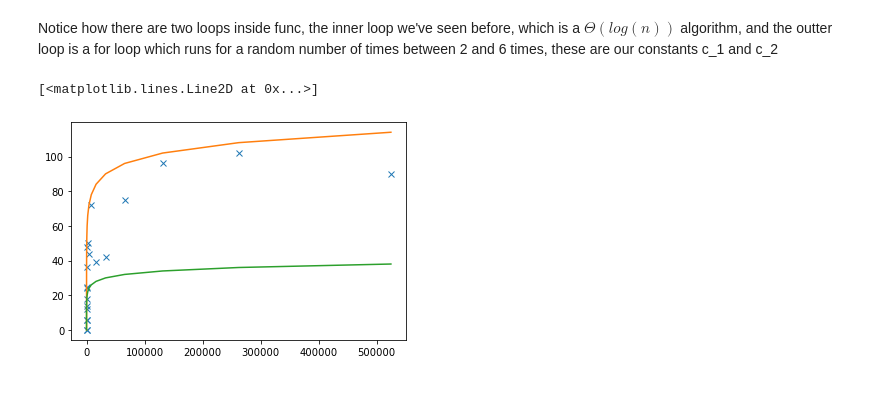
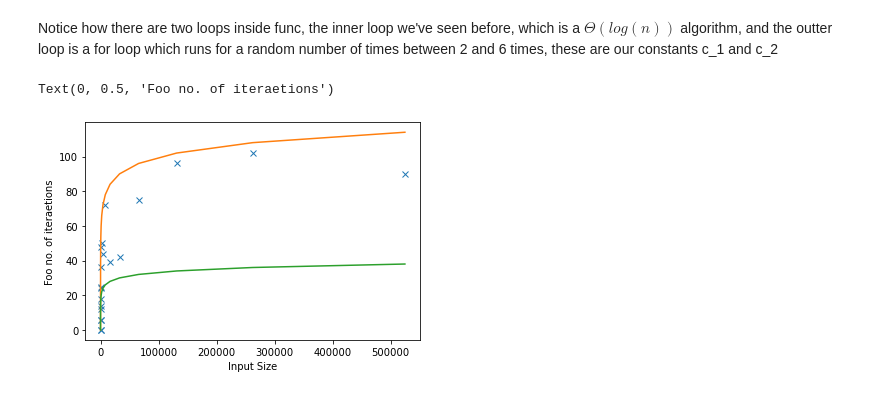
Before and after one commit to UC-Berkeley-I-School/datasci-200-Drills, a Jupyter notebook: week_06/solutions/Big Theta Drill Solution.ipynb, the cells around one changed output. Drawn from its saved outputs; the diff is of its cells as text; code cells hidden in the pictures.

```diff
--- a/week_06/solutions/Big Theta Drill Solution.ipynb
+++ b/week_06/solutions/Big Theta Drill Solution.ipynb
@@ -326,7 +326,7 @@ import random
 import matplotlib.pyplot as plt
 random.seed(3)
 
-def func(input_):
+def foo(input_):
     count = 0
     for i in range(random.randint(2,6)):
         high = len(input_) - 1
@@ -335,10 +335,17 @@ def func(input_):
             count +=1
     return count
 
+#plotting function running time against input size
+#you will learn about matplotlib later in the course
 input_size = [2**i for i in range(20)]
-iterations = [func([j for j in range(size)]) for size in input_size]
+iterations = []
 
-plt.scatter(input_size, iterations)
+for size in input_size:
+    iterations.append(foo([j for j in range(size)]))
+
+plt.scatter(input_size,iterations,)
+plt.xlabel("Input Size")
+plt.ylabel("Foo no. of iteraetions")
 # %% [output]
 <matplotlib.collections.PathCollection at 0x...>
 [figure]
@@ -369,13 +376,15 @@ Notice how there are two loops inside func, the inner loop we've seen before, wh
 # %%
 import math
 
 #calculate points for upper and lower bounds
 upper_bound = [6 * math.log(size, 2) for size in input_size]
 lower_bound = [2 * math.log(size, 2) for size in input_size]
 
 plt.plot(input_size, iterations,"x")
 plt.plot(input_size, upper_bound, "-")
 plt.plot(input_size, lower_bound, "-")
+plt.xlabel("Input Size")
+plt.ylabel("Foo no. of iteraetions")
 # %% [output]
-[<matplotlib.lines.Line2D at 0x...>]
+Text(0, 0.5, 'Foo no. of iteraetions')
-[figure, old version]
+[figure, new version]
```
Also changed, not shown: parts of 1 cell of this notebook, 1 other file.
